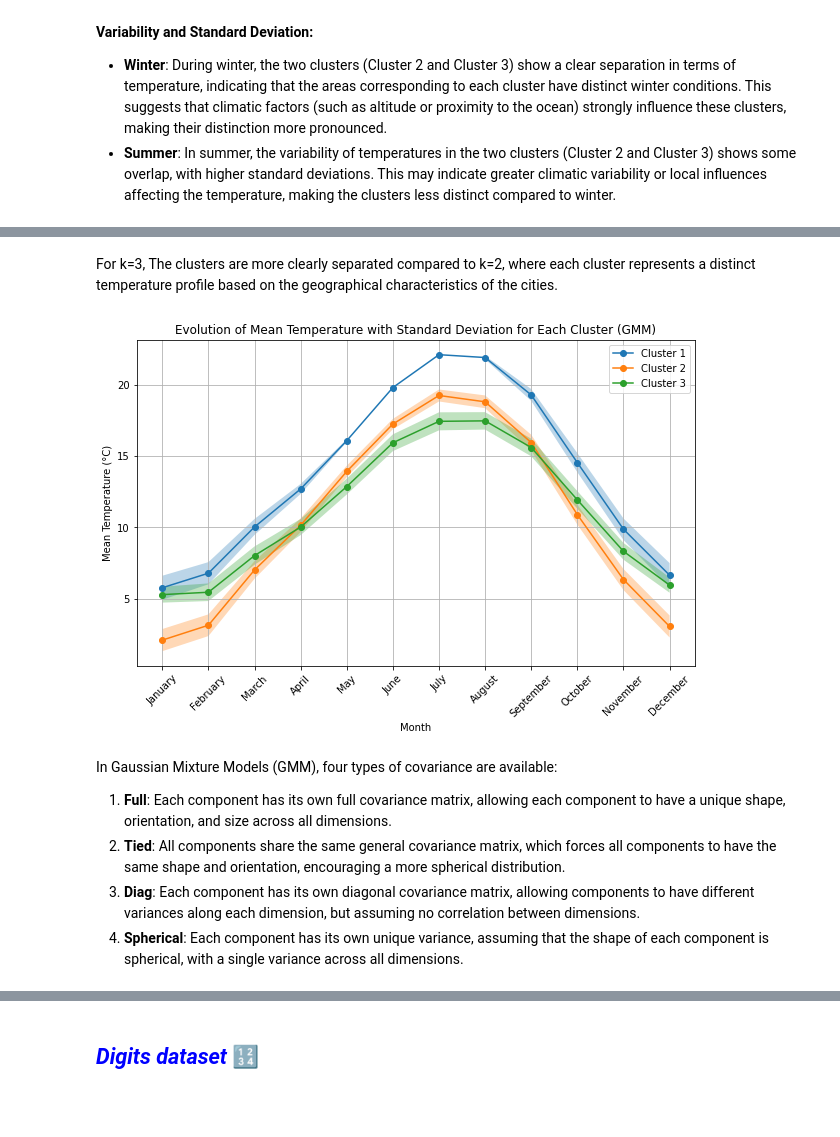
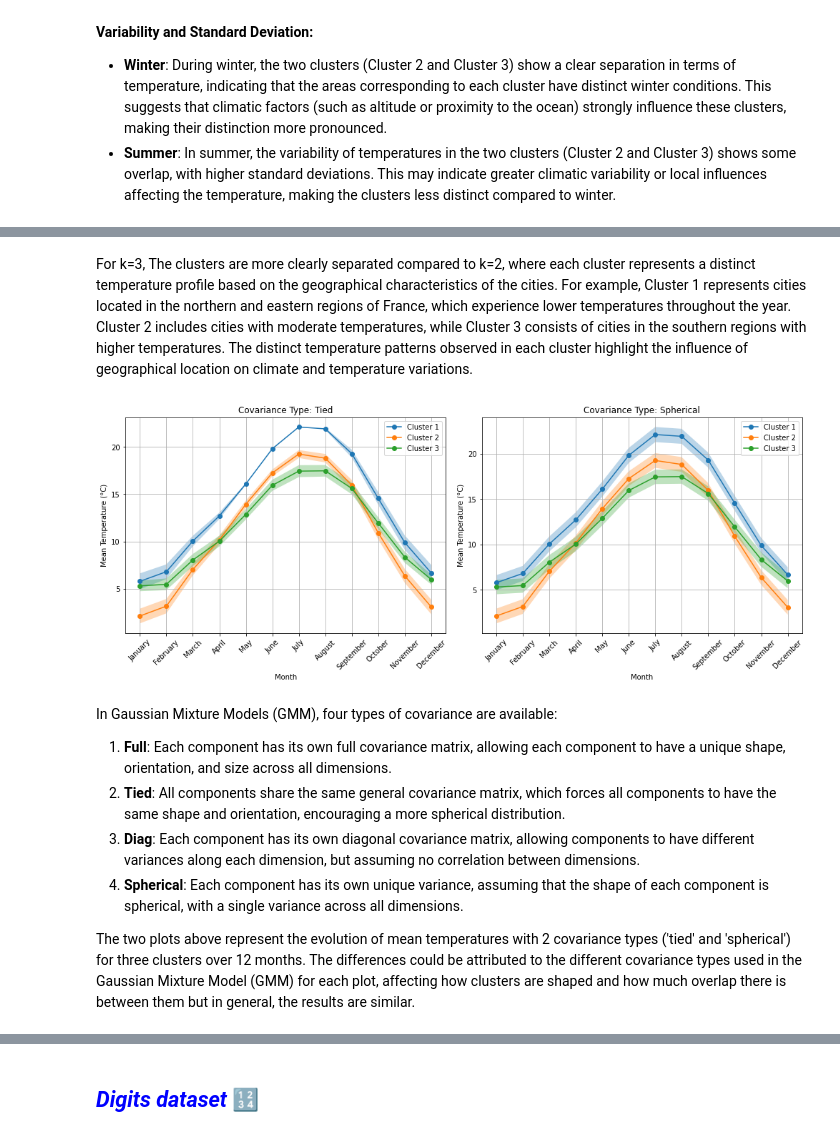
Before and after one commit to YessineMkaouar/Practical-Machine-Learning, a Jupyter notebook: temp.ipynb, the cells around one changed output, grey strips where cells are left out. Drawn from its saved outputs; the diff is of its cells as text; code cells hidden in the pictures; blank space fills up the shorter version.

```diff
--- a/temp.ipynb
+++ b/temp.ipynb
@@ -502,41 +502,53 @@ plt.show()
 # %% [markdown]
-For k=3, The clusters are more clearly separated compared to k=2, where each cluster represents a distinct temperature profile based on the geographical characteristics of the cities.
+For k=3, The clusters are more clearly separated compared to k=2, where each cluster represents a distinct temperature profile based on the geographical characteristics of the cities. For example, Cluster 1 represents cities located in the northern and eastern regions of France, which experience lower temperatures throughout the year. Cluster 2 includes cities with moderate temperatures, while Cluster 3 consists of cities in the southern regions with higher temperatures. The distinct temperature patterns observed in each cluster highlight the influence of geographical location on climate and temperature variations.
 # %%
-# Change the shape of the covariance
-gmm = GaussianMixture(n_components=3, covariance_type='tied', random_state=42)
-gmm.fit(temperature_matrix)
+# Covariance types to test
+covariance_types = ['tied','spherical']
 
-# Predict the labels (clusters) for each city
-labels = gmm.predict(temperature_matrix)
+# Initialize the figure
+plt.figure(figsize=(14, 10))
 
-# Get the GMM parameters
-weights = gmm.weights_
-means = gmm.means_
-covariances = gmm.covariances_
-std_devs = np.sqrt(covariances)
+# Loop over the different covariance types and fit GMM for each
+for idx, cov_type in enumerate(covariance_types):
+    # Create and fit the GMM model
+    gmm = GaussianMixture(n_components=3, covariance_type=cov_type, random_state=42)
+    gmm.fit(temperature_matrix)
 
-# Plot the evolution of the mean temperature with standard deviation
-plt.figure(figsize=(10, 6))
+    # Predict the labels (clusters) for each city
+    labels = gmm.predict(temperature_matrix)
 
-# For each cluster, plot the mean and fill the standard deviation band
-for i in range(gmm.n_components):
-    plt.plot(means[i], label=f'Cluster {i + 1}', marker='o')
+    # Get the GMM parameters
+    means = gmm.means_
 
-    # Fill the area between mean ± std_dev
-    plt.fill_between(np.arange(12),
-                     means[i] - std_devs[i],
-                     means[i] + std_devs[i],
-                     alpha=0.3)
+    covariances = gmm.covariances_
 
-plt.title("Evolution of Mean Temperature with Standard Deviation for Each Cluster (GMM)")
-plt.xlabel("Month")
-plt.ylabel("Mean Temperature (°C)")
-plt.xticks(ticks=np.arange(12), labels=varname[:12], rotation=45)
-plt.legend()
-plt.grid(True)
+    std_devs = np.sqrt(covariances)
+
+    # Create a subplot for each covariance type
+    plt.subplot(2, 2, idx + 1)
+
+    # Plot the evolution of the mean temperature with standard deviation
+    for i in range(gmm.n_components):
+        plt.plot(means[i], label=f'Cluster {i + 1}', marker='o')
+
+        # Fill the area between mean ± std_dev
+        plt.fill_between(np.arange(12),
+                         means[i] - std_devs[i],
+                         means[i] + std_devs[i],
+                         alpha=0.3)
+
+    plt.title(f"Covariance Type: {cov_type.capitalize()}")
+    plt.xlabel("Month")
+    plt.ylabel("Mean Temperature (°C)")
+    plt.xticks(ticks=np.arange(12), labels=varname[:12], rotation=45)
+    plt.legend()
+    plt.grid(True)
+
+# Adjust layout and show the figure
+plt.tight_layout()
 plt.show()
 # %% [output]
-[figure, old version]
+[figure, new version]
 # %% [markdown]
 In Gaussian Mixture Models (GMM), four types of covariance are available:
 
@@ -544,4 +556,6 @@ In Gaussian Mixture Models (GMM), four types of covariance are available:
 2. **Tied**: All components share the same general covariance matrix, which forces all components to have the same shape and orientation, encouraging a more spherical distribution.
 3. **Diag**: Each component has its own diagonal covariance matrix, allowing components to have different variances along each dimension, but assuming no correlation between dimensions.
 4. **Spherical**: Each component has its own unique variance, assuming that the shape of each component is spherical, with a single variance across all dimensions.
+
+The two plots above represent the evolution of mean temperatures with 2 covariance types ('tied' and 'spherical') for three clusters over 12 months. The differences could be attributed to the different covariance types used in the Gaussian Mixture Model (GMM) for each plot, affecting how clusters are shaped and how much overlap there is between them but in general, the results are similar.
 # %%
```
Also changed, not shown: parts of 14 cells of this notebook.
